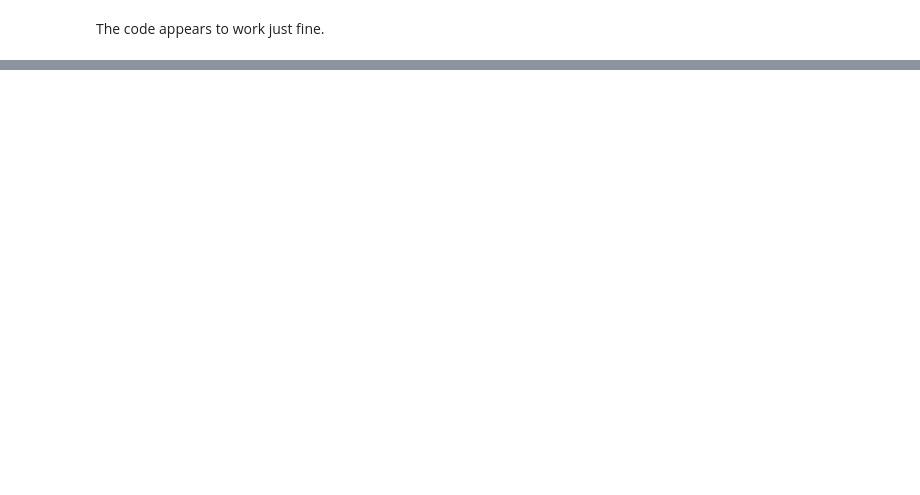
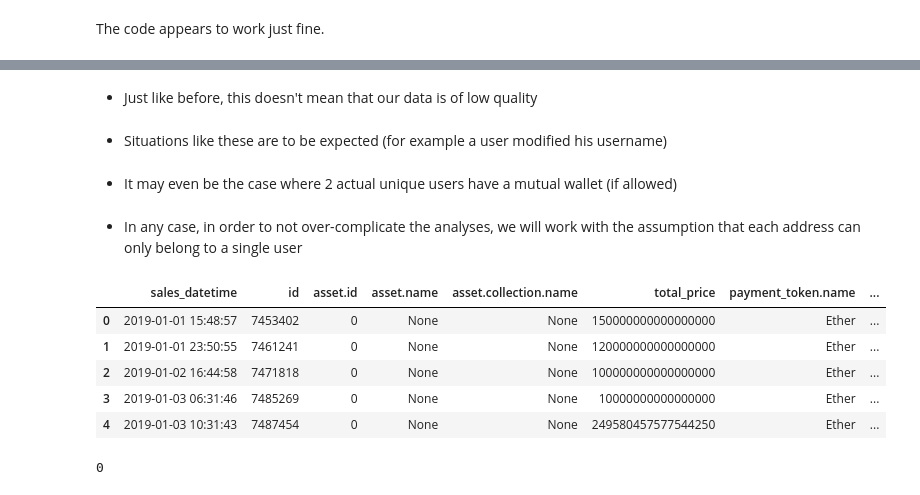
Before and after one commit to HliasMpGH/digital-transactions-mining, a Jupyter notebook: data_description.ipynb, the cells around one changed output, grey strips where cells are left out. Drawn from its saved outputs; the diff is of its cells as text; code cells hidden in the pictures; blank space fills up the shorter version.

Commit message:
Update cleaning
Dont allow shared wallets

```diff
--- a/data_description.ipynb
+++ b/data_description.ipynb
@@ -407,0 +437,45 @@ The code appears to work just fine.
+# %% [markdown]
+* Just like before, this doesn't mean that our data is of low quality
+# %% [markdown]
+* Situations like these are to be expected (for example a user modified his username)
+# %% [markdown]
+* It may even be the case where 2 actual unique users have a mutual wallet (if allowed)
+# %% [markdown]
+* In any case, in order to not over-complicate the analyses, we will work with the assumption that each address can only belong to a single user
+# %%
+# Sort by address and transaction date in descending order
+nft_sorted = nft.sort_values(by=["seller.address", "sales_datetime"], ascending=[True, False])
+
+# Identify the most recent name for each seller address
+most_recent_name = (
+    nft_sorted.groupby("seller.address", as_index=False).first()[["seller.address", "seller.user.username"]]
+)
+
+# Merge the most recent names back into the original dataframe
+nft = nft.merge(most_recent_name, on="seller.address", how='left', suffixes=("", "_most_recent"))
+
+# Replace seller.user.username with the most recent name where necessary
+nft["seller.user.username"] = nft["seller.user.username_most_recent"]
+nft.drop(columns=["seller.user.username_most_recent"], inplace=True)
+
+nft.head()
+# %% [output]
+|  | sales_datetime | id | asset.id | asset.name | asset.collection.name | total_price | payment_token.name | ... |
+| 0 | 2019-01-01 15:48:57 | 7453402 | 0 | None | None | 150000000000000000 | Ether | ... |
+| 1 | 2019-01-01 23:50:55 | 7461241 | 0 | None | None | 120000000000000000 | Ether | ... |
+| 2 | 2019-01-02 16:44:58 | 7471818 | 0 | None | None | 100000000000000000 | Ether | ... |
+| 3 | 2019-01-03 06:31:46 | 7485269 | 0 | None | None | 10000000000000000 | Ether | ... |
+| 4 | 2019-01-03 10:31:43 | 7487454 | 0 | None | None | 249580457577544250 | Ether | ... |
+# %%
+# Group by seller.address and check the number of unique usernames
+multi_name_addresses = (
+    nft.groupby("seller.address")["seller.user.username"]
+    .nunique()
+    .reset_index()
+    .query("`seller.user.username` > 1") # backticks used because the column name is not valid in python
+)
+
+# Get addresses with multiple usernames
+len(multi_name_addresses)
+# %% [output]
+0
```
Also changed, not shown: parts of 16 cells of this notebook, 2 other files.
